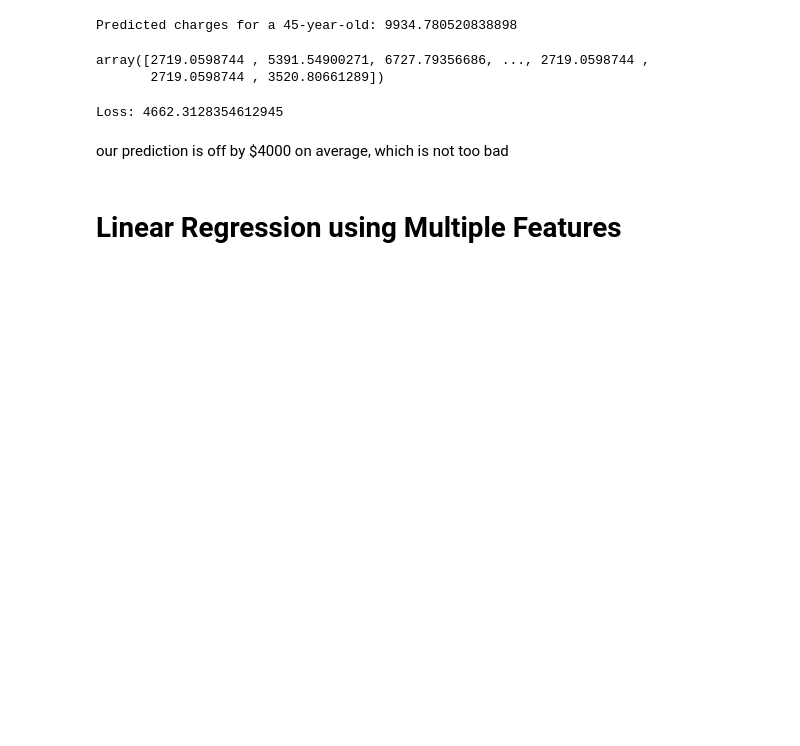
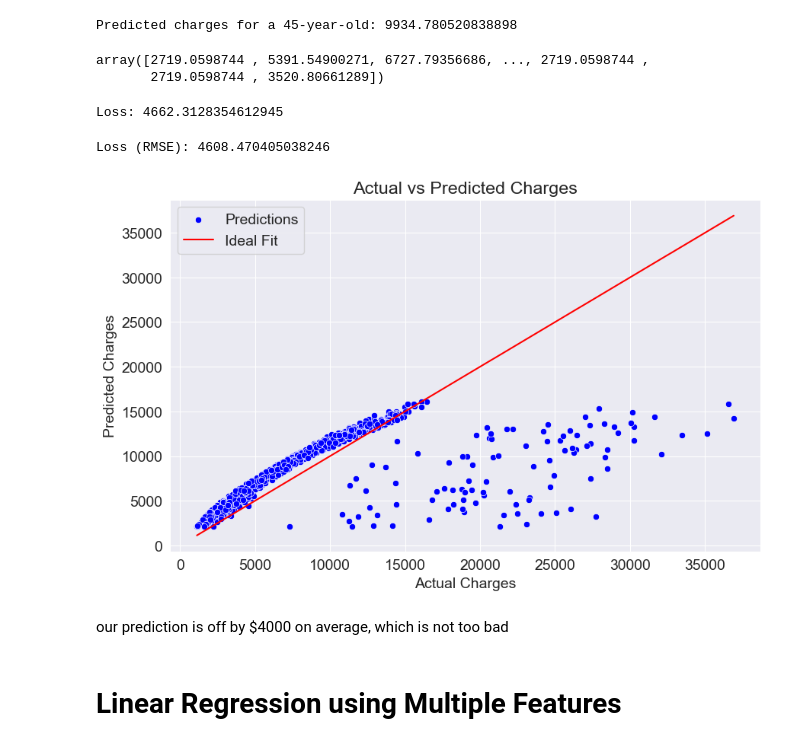
Before and after one commit to 22AmitDeo/Linear-Regression, a Jupyter notebook: notebook.ipynb, the cells around one changed output. Cells and saved outputs as stored; diff of their text form; code cells hidden in the pictures; blank space fills up the shorter version.

```diff
--- a/notebook.ipynb
+++ b/notebook.ipynb
@@ -242,6 +242,34 @@ loss = np.sqrt(rmse(targets, predictions))
 print('Loss:', loss)
 # %% [output]
 Loss: 4662.3128354612945
+# %%
+# Calculate predictions
+predictions = model.predict(inputs)
+
+# Calculate RMSE
+loss = np.sqrt(rmse(targets, predictions))
+print('Loss (RMSE):', loss)
+
+# Plotting
+plt.figure(figsize=(10, 6))
+
+# Scatter plot of actual vs predicted values
+sns.scatterplot(x=targets, y=predictions, color='blue', label='Predictions')
+
+# Plot the ideal line (y = x)
+sns.lineplot(x=targets, y=targets, color='red', label='Ideal Fit')
+
+# Add labels and title
+plt.xlabel('Actual Charges')
+plt.ylabel('Predicted Charges')
+plt.title('Actual vs Predicted Charges')
+plt.legend()
+
+# Show the plot
+plt.show()
+# %% [output]
+Loss (RMSE): 4608.470405038246
+[figure, added]
 # %% [markdown]
 our prediction is off by $4000 on average, which is not too bad
 # %% [markdown]
```
Also changed, not shown: parts of 6 cells of this notebook.
